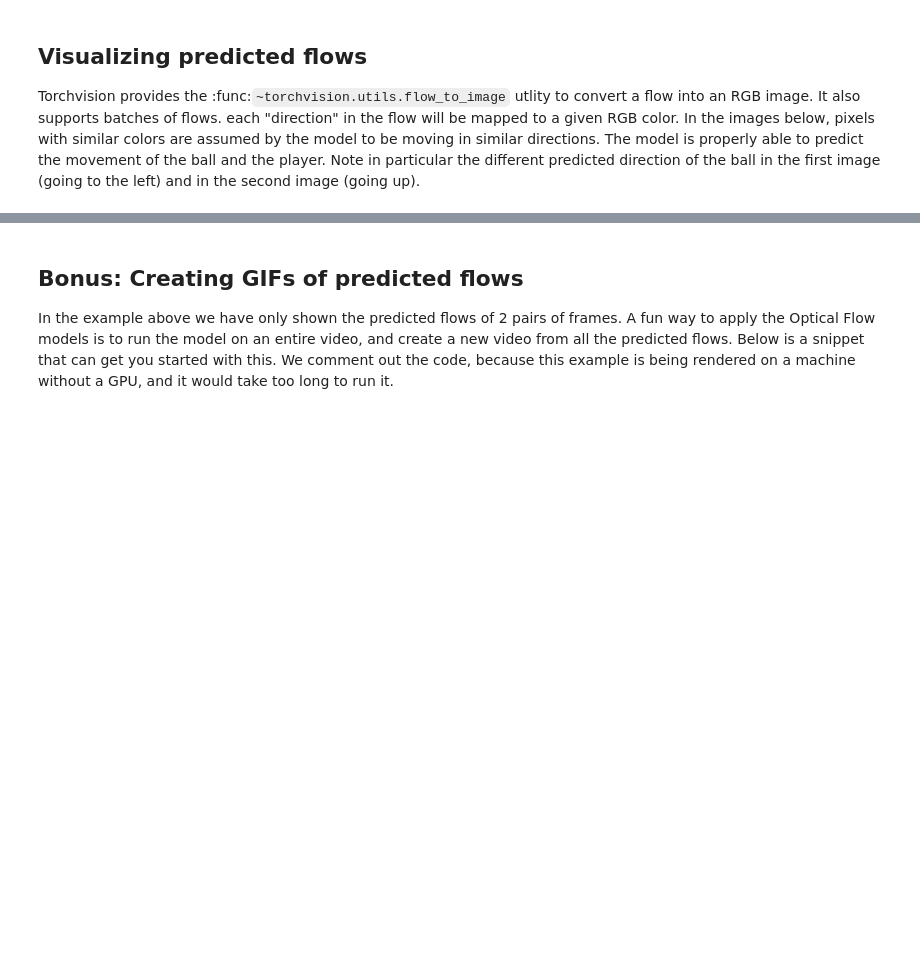
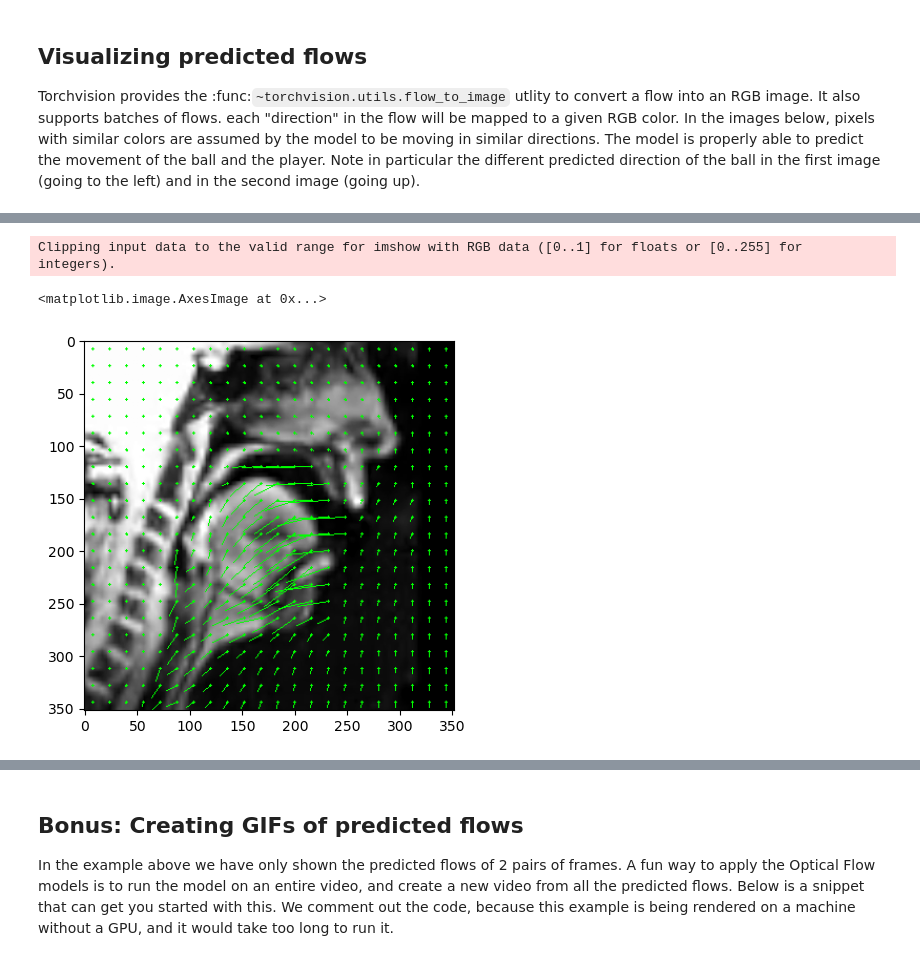
Before and after one commit to mishined/FYP, a Jupyter notebook: RAFT_optical_flow.ipynb, the cells around one changed output, grey strips where cells are left out. Cells and saved outputs as stored; diff of their text form; code cells hidden in the pictures; blank space fills up the shorter version.

```diff
--- a/RAFT_optical_flow.ipynb
+++ b/RAFT_optical_flow.ipynb
@@ -214,0 +248,13 @@ torch.Size([2, 2, 352, 352])
+# %%
+import cv2
+def draw_flow(img, flow, step=16):
+        h, w = img.shape[:2]
+        y, x = np.mgrid[step/2:h:step, step/2:w:step].reshape(2,-1).astype(int)
+        fx, fy = flow[y,x].T
+        lines = np.vstack([x, y, x+fx, y+fy]).T.reshape(-1, 2, 2)
+        lines = np.int32(lines + 0.5)
+        vis = cv2.cvtColor(img, cv2.COLOR_GRAY2BGR)
+        cv2.polylines(vis, lines, 0, (0, 255, 0))
+        for (x1, y1), (_x2, _y2) in lines:
+            cv2.circle(vis, (x1, y1), 1, (0, 255, 0), -1)
+        return vis
@@ -214,0 +268,6 @@ torch.Size([2, 2, 352, 352])
+# %%
+plt.imshow(draw_flow(images1[1, :, :, 0], flows[1,  : , : , :]))
+# %% [output]
+Clipping input data to the valid range for imshow with RGB data ([0..1] for floats or [0..255] for integers).
+<matplotlib.image.AxesImage at 0x...>
+[figure, added]
```
Also changed, not shown: parts of 20 cells of this notebook, 3 other files.
